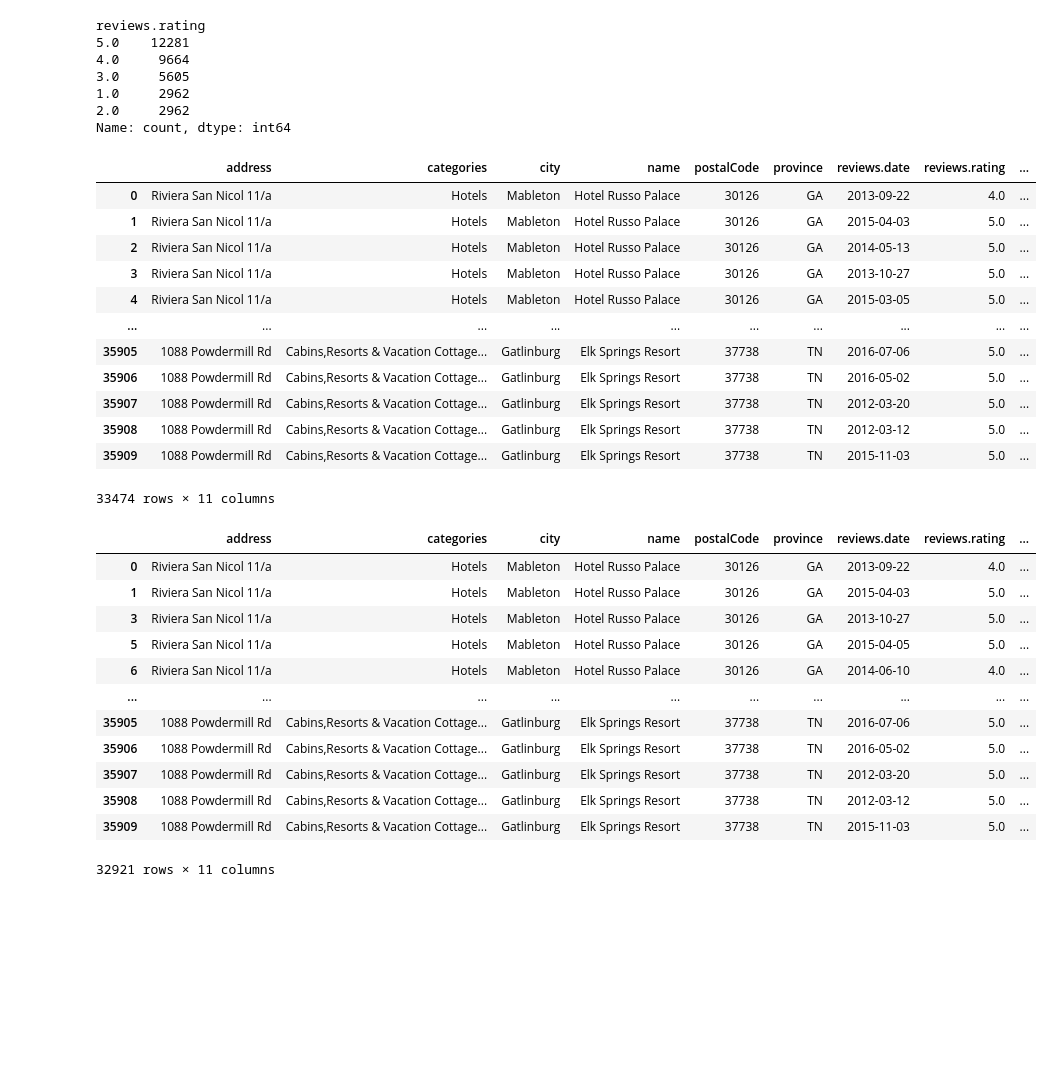
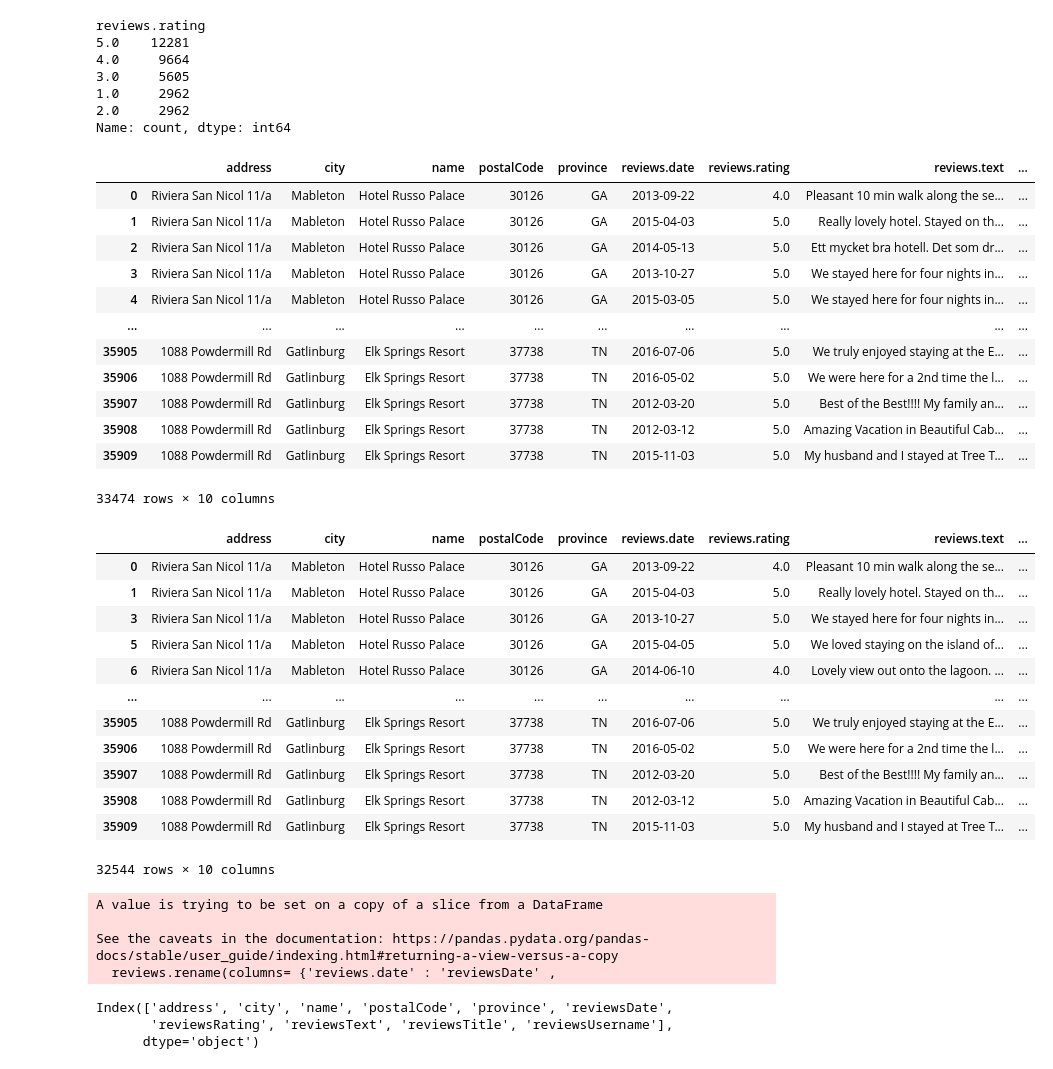
Before and after one commit to livio-24/MongoDB_CRUD, a Jupyter notebook: data_preparation/Data_cleaning.ipynb, the cells around one changed output. Saved outputs shown, nothing was run; the diff lists cells and outputs as text; code cells hidden in the pictures; blank space fills up the shorter version.

```diff
--- a/data_preparation/Data_cleaning.ipynb
+++ b/data_preparation/Data_cleaning.ipynb
@@ -1,7 +1,7 @@
 # %%
 import pandas as pd
 # %%
-reviews = pd.read_csv('hotels_reviews.csv')
+reviews = pd.read_csv('../data/hotels_reviews.csv')
 # %%
 reviews.shape
 # %% [output]
@@ -62,6 +62,6 @@ reviews
 35908 rows × 19 columns
 # %%
 #drop colonne non utili
-reviews = reviews.drop(columns = ['country', 'latitude', 'longitude','reviews.dateAdded', 'reviews.doRecommend', 'reviews.id', 'reviews.userCity', 'reviews.userProvince'])
+reviews = reviews.drop(columns = ['country', 'categories', 'latitude', 'longitude','reviews.dateAdded', 'reviews.doRecommend', 'reviews.id', 'reviews.userCity', 'reviews.userProvince'])
 reviews
 # %% [output]
@@ -175,36 +173,54 @@ Name: count, dtype: int64
 # %%
 reviews
 # %% [output]
-|  | address | categories | city | name | postalCode | province | reviews.date | reviews.rating | ... |
-| 0 | Riviera San Nicol 11/a | Hotels | Mableton | Hotel Russo Palace | 30126 | GA | 2013-09-22 | 4.0 | ... |
-| 1 | Riviera San Nicol 11/a | Hotels | Mableton | Hotel Russo Palace | 30126 | GA | 2015-04-03 | 5.0 | ... |
-| 2 | Riviera San Nicol 11/a | Hotels | Mableton | Hotel Russo Palace | 30126 | GA | 2014-05-13 | 5.0 | ... |
-| 3 | Riviera San Nicol 11/a | Hotels | Mableton | Hotel Russo Palace | 30126 | GA | 2013-10-27 | 5.0 | ... |
-| 4 | Riviera San Nicol 11/a | Hotels | Mableton | Hotel Russo Palace | 30126 | GA | 2015-03-05 | 5.0 | ... |
+|  | address | city | name | postalCode | province | reviews.date | reviews.rating | reviews.text | ... |
+| 0 | Riviera San Nicol 11/a | Mableton | Hotel Russo Palace | 30126 | GA | 2013-09-22 | 4.0 | Pleasant 10 min walk along the se... | ... |
+| 1 | Riviera San Nicol 11/a | Mableton | Hotel Russo Palace | 30126 | GA | 2015-04-03 | 5.0 | Really lovely hotel. Stayed on th... | ... |
+| 2 | Riviera San Nicol 11/a | Mableton | Hotel Russo Palace | 30126 | GA | 2014-05-13 | 5.0 | Ett mycket bra hotell. Det som dr... | ... |
+| 3 | Riviera San Nicol 11/a | Mableton | Hotel Russo Palace | 30126 | GA | 2013-10-27 | 5.0 | We stayed here for four nights in... | ... |
+| 4 | Riviera San Nicol 11/a | Mableton | Hotel Russo Palace | 30126 | GA | 2015-03-05 | 5.0 | We stayed here for four nights in... | ... |
 | ... | ... | ... | ... | ... | ... | ... | ... | ... | ... |
-| 35905 | 1088 Powdermill Rd | Cabins,Resorts & Vacation Cottage... | Gatlinburg | Elk Springs Resort | 37738 | TN | 2016-07-06 | 5.0 | ... |
-| 35906 | 1088 Powdermill Rd | Cabins,Resorts & Vacation Cottage... | Gatlinburg | Elk Springs Resort | 37738 | TN | 2016-05-02 | 5.0 | ... |
-| 35907 | 1088 Powdermill Rd | Cabins,Resorts & Vacation Cottage... | Gatlinburg | Elk Springs Resort | 37738 | TN | 2012-03-20 | 5.0 | ... |
-| 35908 | 1088 Powdermill Rd | Cabins,Resorts & Vacation Cottage... | Gatlinburg | Elk Springs Resort | 37738 | TN | 2012-03-12 | 5.0 | ... |
-| 35909 | 1088 Powdermill Rd | Cabins,Resorts & Vacation Cottage... | Gatlinburg | Elk Springs Resort | 37738 | TN | 2015-11-03 | 5.0 | ... |
+| 35905 | 1088 Powdermill Rd | Gatlinburg | Elk Springs Resort | 37738 | TN | 2016-07-06 | 5.0 | We truly enjoyed staying at the E... | ... |
+| 35906 | 1088 Powdermill Rd | Gatlinburg | Elk Springs Resort | 37738 | TN | 2016-05-02 | 5.0 | We were here for a 2nd time the l... | ... |
+| 35907 | 1088 Powdermill Rd | Gatlinburg | Elk Springs Resort | 37738 | TN | 2012-03-20 | 5.0 | Best of the Best!!!! My family an... | ... |
+| 35908 | 1088 Powdermill Rd | Gatlinburg | Elk Springs Resort | 37738 | TN | 2012-03-12 | 5.0 | Amazing Vacation in Beautiful Cab... | ... |
+| 35909 | 1088 Powdermill Rd | Gatlinburg | Elk Springs Resort | 37738 | TN | 2015-11-03 | 5.0 | My husband and I stayed at Tree T... | ... |
-33474 rows × 11 columns
+33474 rows × 10 columns
 # %%
-#drop reviews con carattere � nel titolo
-reviews = reviews[~reviews['reviews.title'].str.contains('�', na=False)]
+#drop delle righe che contengono il carattere '�' in qualsiasi colonna
+reviews = reviews[~reviews.apply(lambda x: x.astype(str).str.contains('�')).any(axis=1)]
+
 reviews
 # %% [output]
-|  | address | categories | city | name | postalCode | province | reviews.date | reviews.rating | ... |
-| 0 | Riviera San Nicol 11/a | Hotels | Mableton | Hotel Russo Palace | 30126 | GA | 2013-09-22 | 4.0 | ... |
-| 1 | Riviera San Nicol 11/a | Hotels | Mableton | Hotel Russo Palace | 30126 | GA | 2015-04-03 | 5.0 | ... |
-| 3 | Riviera San Nicol 11/a | Hotels | Mableton | Hotel Russo Palace | 30126 | GA | 2013-10-27 | 5.0 | ... |
-| 5 | Riviera San Nicol 11/a | Hotels | Mableton | Hotel Russo Palace | 30126 | GA | 2015-04-05 | 5.0 | ... |
-| 6 | Riviera San Nicol 11/a | Hotels | Mableton | Hotel Russo Palace | 30126 | GA | 2014-06-10 | 4.0 | ... |
+|  | address | city | name | postalCode | province | reviews.date | reviews.rating | reviews.text | ... |
+| 0 | Riviera San Nicol 11/a | Mableton | Hotel Russo Palace | 30126 | GA | 2013-09-22 | 4.0 | Pleasant 10 min walk along the se... | ... |
+| 1 | Riviera San Nicol 11/a | Mableton | Hotel Russo Palace | 30126 | GA | 2015-04-03 | 5.0 | Really lovely hotel. Stayed on th... | ... |
+| 3 | Riviera San Nicol 11/a | Mableton | Hotel Russo Palace | 30126 | GA | 2013-10-27 | 5.0 | We stayed here for four nights in... | ... |
+| 5 | Riviera San Nicol 11/a | Mableton | Hotel Russo Palace | 30126 | GA | 2015-04-05 | 5.0 | We loved staying on the island of... | ... |
+| 6 | Riviera San Nicol 11/a | Mableton | Hotel Russo Palace | 30126 | GA | 2014-06-10 | 4.0 | Lovely view out onto the lagoon. ... | ... |
 | ... | ... | ... | ... | ... | ... | ... | ... | ... | ... |
-| 35905 | 1088 Powdermill Rd | Cabins,Resorts & Vacation Cottage... | Gatlinburg | Elk Springs Resort | 37738 | TN | 2016-07-06 | 5.0 | ... |
-| 35906 | 1088 Powdermill Rd | Cabins,Resorts & Vacation Cottage... | Gatlinburg | Elk Springs Resort | 37738 | TN | 2016-05-02 | 5.0 | ... |
-| 35907 | 1088 Powdermill Rd | Cabins,Resorts & Vacation Cottage... | Gatlinburg | Elk Springs Resort | 37738 | TN | 2012-03-20 | 5.0 | ... |
-| 35908 | 1088 Powdermill Rd | Cabins,Resorts & Vacation Cottage... | Gatlinburg | Elk Springs Resort | 37738 | TN | 2012-03-12 | 5.0 | ... |
-| 35909 | 1088 Powdermill Rd | Cabins,Resorts & Vacation Cottage... | Gatlinburg | Elk Springs Resort | 37738 | TN | 2015-11-03 | 5.0 | ... |
+| 35905 | 1088 Powdermill Rd | Gatlinburg | Elk Springs Resort | 37738 | TN | 2016-07-06 | 5.0 | We truly enjoyed staying at the E... | ... |
+| 35906 | 1088 Powdermill Rd | Gatlinburg | Elk Springs Resort | 37738 | TN | 2016-05-02 | 5.0 | We were here for a 2nd time the l... | ... |
+| 35907 | 1088 Powdermill Rd | Gatlinburg | Elk Springs Resort | 37738 | TN | 2012-03-20 | 5.0 | Best of the Best!!!! My family an... | ... |
+| 35908 | 1088 Powdermill Rd | Gatlinburg | Elk Springs Resort | 37738 | TN | 2012-03-12 | 5.0 | Amazing Vacation in Beautiful Cab... | ... |
+| 35909 | 1088 Powdermill Rd | Gatlinburg | Elk Springs Resort | 37738 | TN | 2015-11-03 | 5.0 | My husband and I stayed at Tree T... | ... |
-32921 rows × 11 columns
+32544 rows × 10 columns
+# %%
+reviews.rename(columns= {'reviews.date' : 'reviewsDate' ,
+                        'reviews.rating' : 'reviewsRating',
+                        'reviews.text' : 'reviewsText',
+                        'reviews.title' : 'reviewsTitle',
+                        'reviews.username' : 'reviewsUsername'}, inplace = True)
+# %% [output]
+A value is trying to be set on a copy of a slice from a DataFrame
+
+See the caveats in the documentation: https://pandas.pydata.org/pandas-docs/stable/user_guide/indexing.html#returning-a-view-versus-a-copy
+  reviews.rename(columns= {'reviews.date' : 'reviewsDate' ,
+# %%
+reviews.columns
+# %% [output]
+Index(['address', 'city', 'name', 'postalCode', 'province', 'reviewsDate',
+       'reviewsRating', 'reviewsText', 'reviewsTitle', 'reviewsUsername'],
+      dtype='object')
 # %%
 #save into new csv
```
Also changed, not shown: parts of 4 cells of this notebook, 1 other file.
